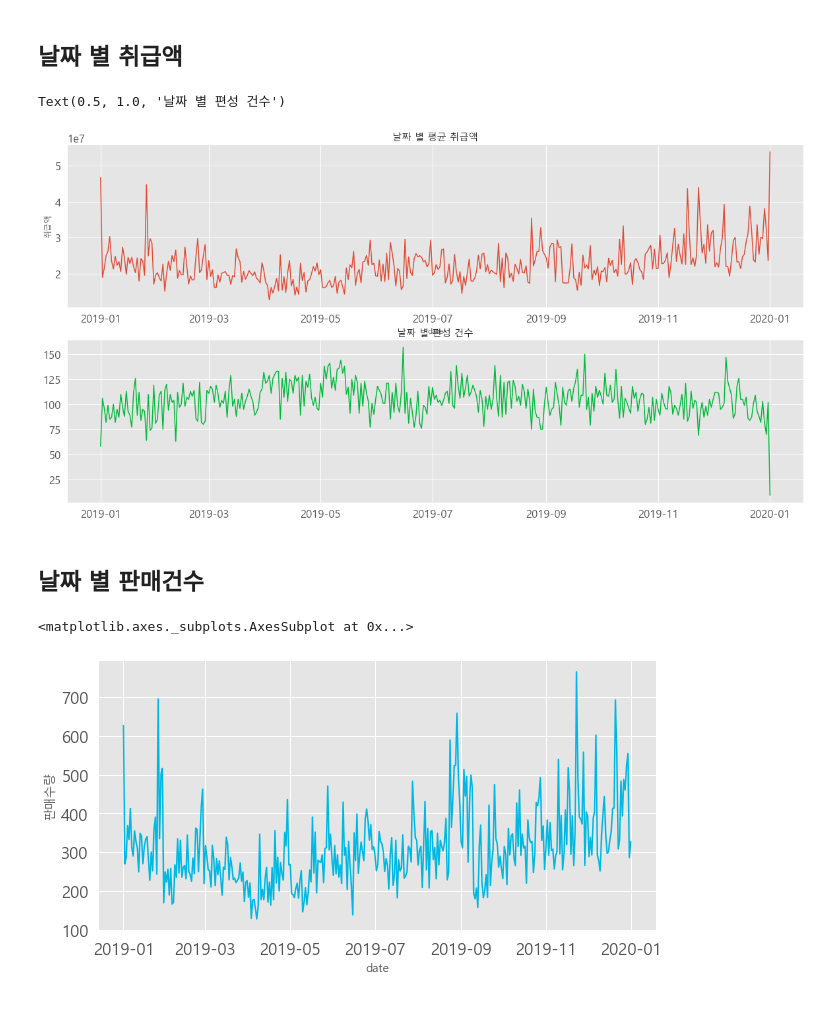
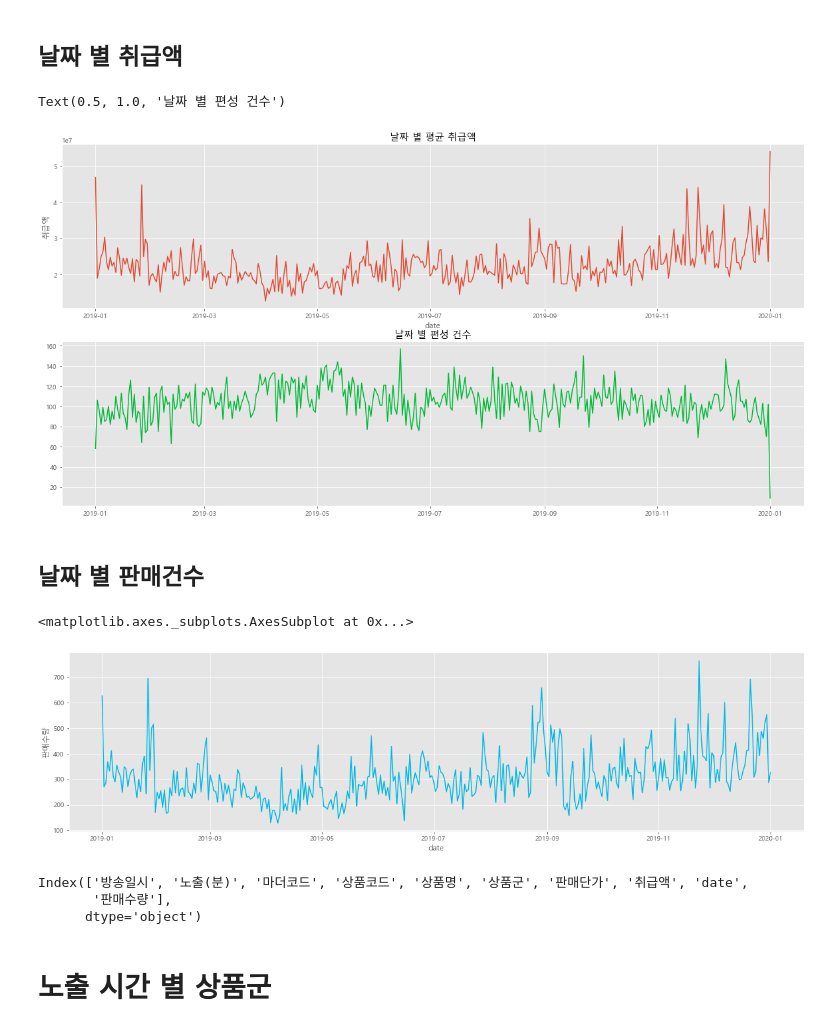
Before and after one commit to Hinterhalter/Home_shopping_Predict, a Jupyter notebook: Program_EDA.ipynb, the cells around one changed output. Drawn from its saved outputs; the diff is of its cells as text; code cells hidden in the pictures.

```diff
--- a/Program_EDA.ipynb
+++ b/Program_EDA.ipynb
@@ -208,3 +216,3 @@ tmp.plot()
 # %%
-df_raw['판매수량'] = round(df_raw['취급액'] / df_raw['판매단가'],0)
+df['판매수량'] = round(df['취급액'] / df['판매단가'],0)
 # %%
@@ -247,13 +253,21 @@ ax[0].set_title('날짜 별 평균 취급액')
 ax[1].set_title('날짜 별 편성 건수')
 # %% [output]
 Text(0.5, 1.0, '날짜 별 편성 건수')
-[figure, old version]
+[figure, new version]
 # %% [markdown]
 ## 날짜 별 판매건수
 # %%
 tmp = df.groupby(['date'])[['판매수량']].mean().reset_index()
-plt.figure(figsize=(10,5))
+plt.figure(figsize=(20,5))
 sns.lineplot(data=tmp, x='date', y='판매수량', color=color_pal[5])
 # %% [output]
 <matplotlib.axes._subplots.AxesSubplot at 0x...>
-[figure, old version]
+[figure, new version]
+# %%
+df.columns
+# %% [output]
+Index(['방송일시', '노출(분)', '마더코드', '상품코드', '상품명', '상품군', '판매단가', '취급액', 'date',
+       '판매수량'],
+      dtype='object')
+# %% [markdown]
+# 노출 시간 별 상품군
```
Also changed, not shown: parts of 19 cells of this notebook.
